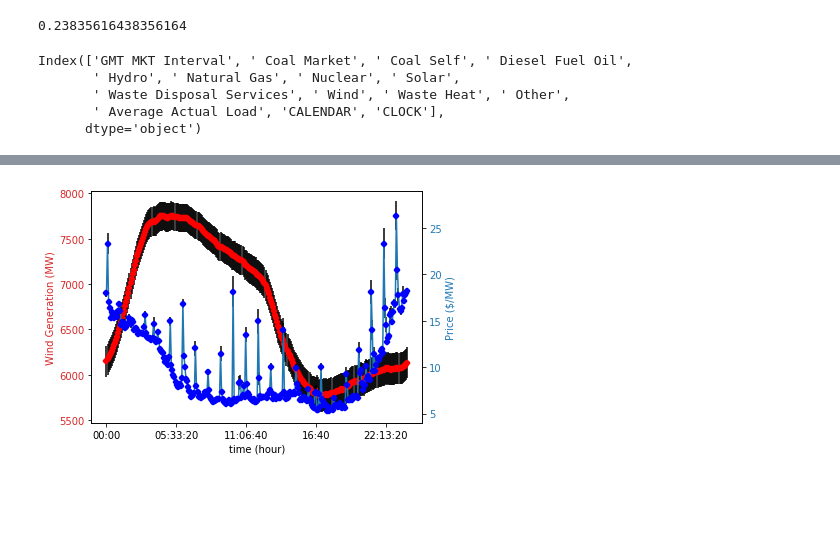
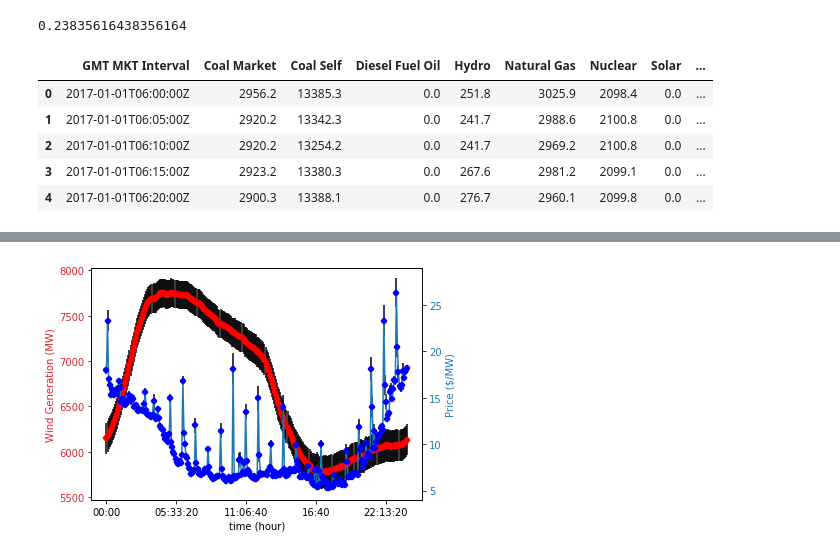
Before and after one commit to felipeascouto/energy, a Jupyter notebook: energy.ipynb, the cells around one changed output, grey strips where cells are left out. Cells and saved outputs as stored; diff of their text form; code cells hidden in the pictures; blank space fills up the shorter version.

```diff
--- a/energy.ipynb
+++ b/energy.ipynb
@@ -579,22 +579,23 @@ interval.sum()/interval.size
 # %%
 # Reading and handling Generation Mix by Fuel Type
 gen_mix_2017 = pd.read_csv(
     r'C:\Users\felip\Desktop\Electricity\Energy Market\Energy Market (SPP)\Generation Mix By Fuel Type\GenMix_2017.csv')
 GMT = gen_mix_2017.columns[0]
 calendar = []
 clock = []
 for item in gen_mix_2017[GMT]:
     calendar.append(item.split('T')[0])
     clock.append(item.split('T')[1][0:-1])
 gen_mix_2017['CALENDAR'] = np.array(calendar)
 gen_mix_2017['CLOCK'] = np.array(clock)
-gen_mix_2017.columns
+gen_mix_2017.head()
 # %% [output]
-Index(['GMT MKT Interval', ' Coal Market', ' Coal Self', ' Diesel Fuel Oil',
-       ' Hydro', ' Natural Gas', ' Nuclear', ' Solar',
-       ' Waste Disposal Services', ' Wind', ' Waste Heat', ' Other',
-       ' Average Actual Load', 'CALENDAR', 'CLOCK'],
-      dtype='object')
+|  | GMT MKT Interval | Coal Market | Coal Self | Diesel Fuel Oil | Hydro | Natural Gas | Nuclear | Solar | ... |
+| 0 | 2017-01-01T06:00:00Z | 2956.2 | 13385.3 | 0.0 | 251.8 | 3025.9 | 2098.4 | 0.0 | ... |
+| 1 | 2017-01-01T06:05:00Z | 2920.2 | 13342.3 | 0.0 | 241.7 | 2988.6 | 2100.8 | 0.0 | ... |
+| 2 | 2017-01-01T06:10:00Z | 2920.2 | 13254.2 | 0.0 | 241.7 | 2969.2 | 2100.8 | 0.0 | ... |
+| 3 | 2017-01-01T06:15:00Z | 2923.2 | 13380.3 | 0.0 | 267.6 | 2981.2 | 2099.1 | 0.0 | ... |
+| 4 | 2017-01-01T06:20:00Z | 2900.3 | 13388.1 | 0.0 | 276.7 | 2960.1 | 2099.8 | 0.0 | ... |
 # %%
 RT.head()
 # %% [output]
```
Also changed, not shown: parts of 5 cells of this notebook.
